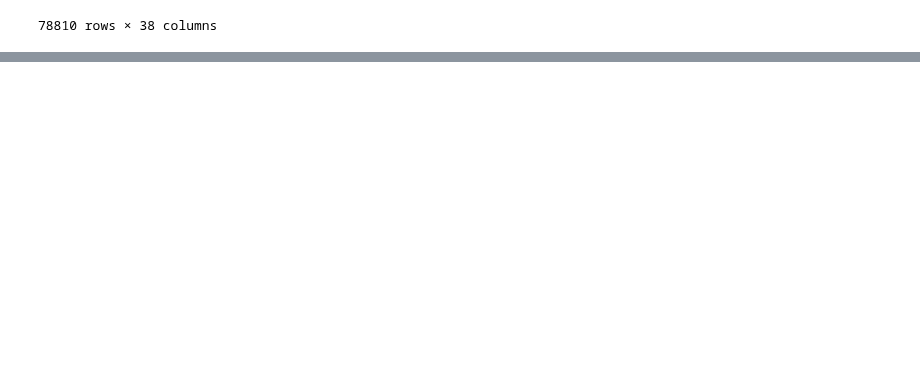
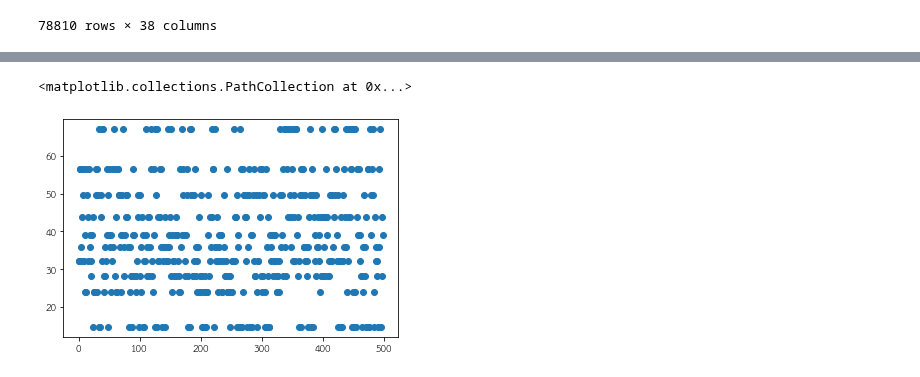
Before and after one commit to Anusarakh/DPDM2021, a Jupyter notebook: Data_Preprocessing(Chapter3).ipynb, the cells around one changed output, grey strips where cells are left out. Drawn from its saved outputs; the diff is of its cells as text; code cells hidden in the pictures; blank space fills up the shorter version.

Commit message:
HW15 + Merge and Map จบ Smooth by Binning

```diff
--- a/Data_Preprocessing(Chapter3).ipynb
+++ b/Data_Preprocessing(Chapter3).ipynb
@@ -1666,0 +1712,3 @@ search_click_14[]
+# %%
+dataALL_cut = dataALL.iloc[2000:2500,:5]
+dataALL_cut
@@ -1666,0 +1745,3 @@ search_click_14[]
+# %%
+my_df_unique = my_df.drop_duplicates(subset=['old_v'])
+my_df_unique
@@ -1666,0 +1762,3 @@ search_click_14[]
+# %%
+dataALL_cut['smooth_age'] = dataALL_cut['age'].map(my_df_unique.set_index('old_v')['new_v'])
+dataALL_cut
@@ -1666,0 +1784,5 @@ search_click_14[]
+# %%
+plt.scatter(range(len(my_data)),dataALL_cut['smooth_age'])  # กราฟแสดงข้อมูลที่ำการ Smootเรียบร้อยแล้ว
+# %% [output]
+<matplotlib.collections.PathCollection at 0x...>
+[figure, added]
```
Also changed, not shown: parts of 21 cells of this notebook.
